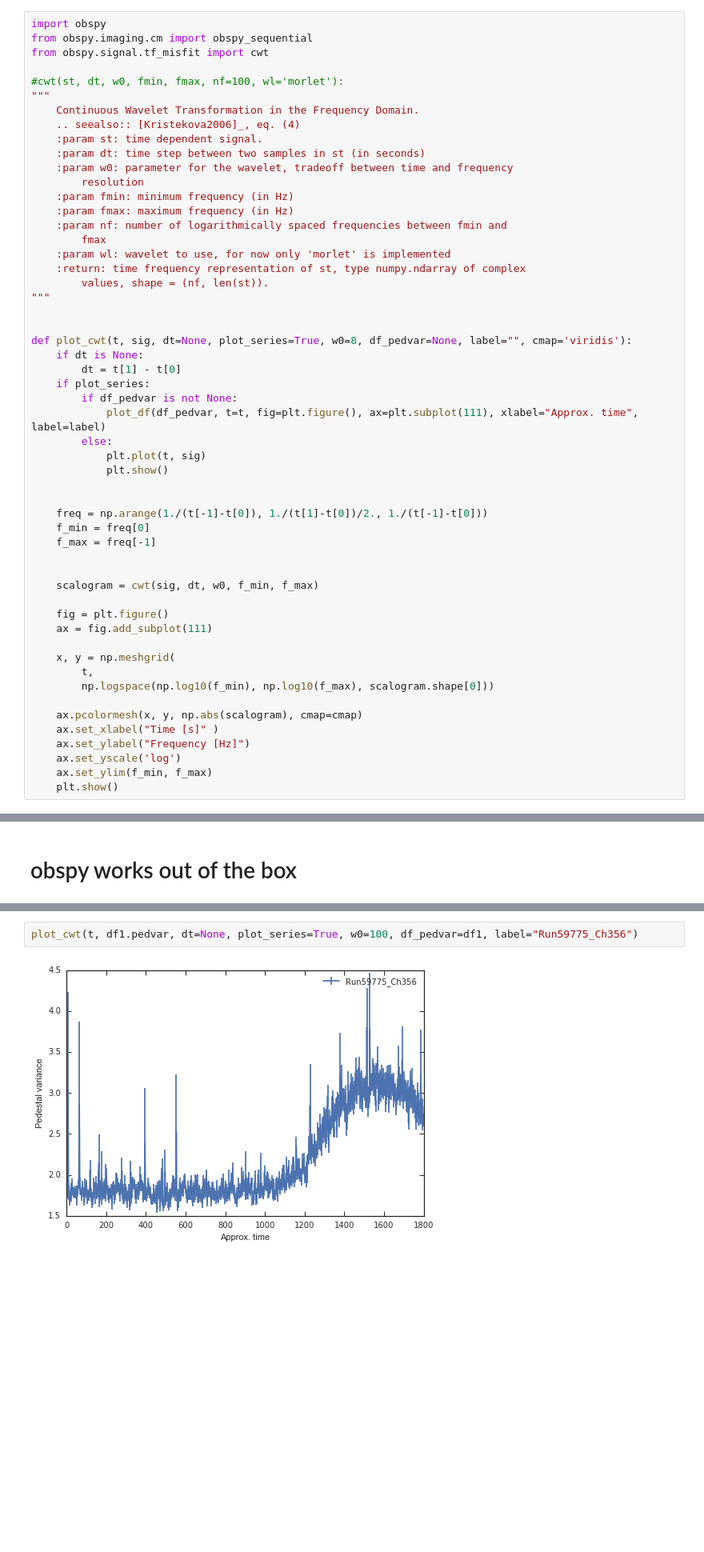
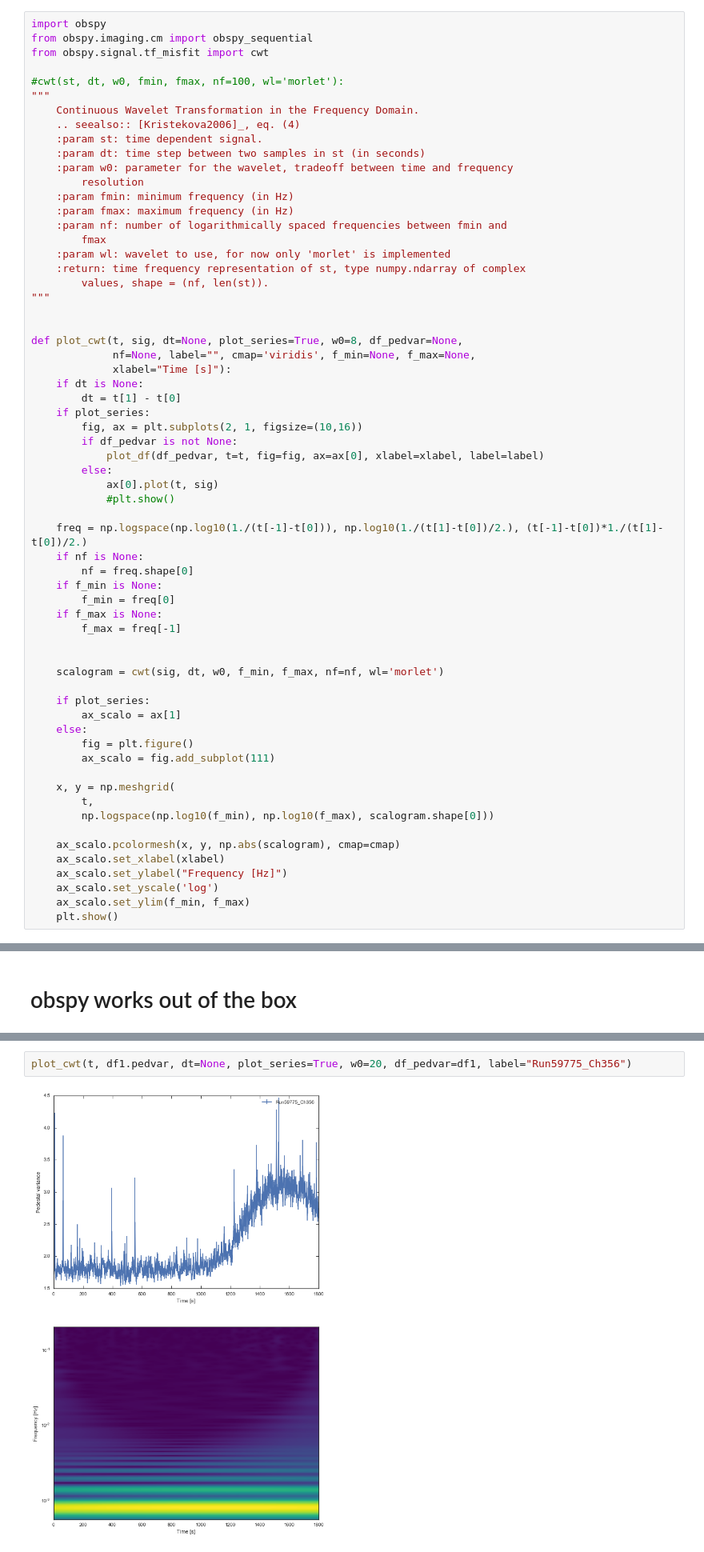
Before and after one commit to qi-feng/TimeSeries, a Jupyter notebook: pedvar/pedvar.ipynb, the cells around one changed output, grey strips where cells are left out. Shown at 80% size. Saved outputs shown, nothing was run; the diff lists cells and outputs as text; blank space fills up the shorter version.

```diff
--- a/pedvar/pedvar.ipynb
+++ b/pedvar/pedvar.ipynb
@@ -87,36 +87,45 @@ from obspy.signal.tf_misfit import cwt
 """
 
 
-def plot_cwt(t, sig, dt=None, plot_series=True, w0=8, df_pedvar=None, label="", cmap='viridis'):
+def plot_cwt(t, sig, dt=None, plot_series=True, w0=8, df_pedvar=None,
+             nf=None, label="", cmap='viridis', f_min=None, f_max=None,
+             xlabel="Time [s]"):
     if dt is None:
         dt = t[1] - t[0]
     if plot_series:
+        fig, ax = plt.subplots(2, 1, figsize=(10,16))
         if df_pedvar is not None:
-            plot_df(df_pedvar, t=t, fig=plt.figure(), ax=plt.subplot(111), xlabel="Approx. time", label=label)
+            plot_df(df_pedvar, t=t, fig=fig, ax=ax[0], xlabel=xlabel, label=label)
         else:
-            plt.plot(t, sig)
-            plt.show()
+            ax[0].plot(t, sig)
+            #plt.show()
+
+    freq = np.logspace(np.log10(1./(t[-1]-t[0])), np.log10(1./(t[1]-t[0])/2.), (t[-1]-t[0])*1./(t[1]-t[0])/2.)
+    if nf is None:
+        nf = freq.shape[0]
+    if f_min is None:
+        f_min = freq[0]
+    if f_max is None:
+        f_max = freq[-1]
 
 
-    freq = np.arange(1./(t[-1]-t[0]), 1./(t[1]-t[0])/2., 1./(t[-1]-t[0]))
-    f_min = freq[0]
-    f_max = freq[-1]
+    scalogram = cwt(sig, dt, w0, f_min, f_max, nf=nf, wl='morlet')
 
-
-    scalogram = cwt(sig, dt, w0, f_min, f_max)
-
-    fig = plt.figure()
-    ax = fig.add_subplot(111)
+    if plot_series:
+        ax_scalo = ax[1]
+    else:
+        fig = plt.figure()
+        ax_scalo = fig.add_subplot(111)
 
     x, y = np.meshgrid(
         t,
         np.logspace(np.log10(f_min), np.log10(f_max), scalogram.shape[0]))
 
-    ax.pcolormesh(x, y, np.abs(scalogram), cmap=cmap)
-    ax.set_xlabel("Time [s]" )
-    ax.set_ylabel("Frequency [Hz]")
-    ax.set_yscale('log')
-    ax.set_ylim(f_min, f_max)
+    ax_scalo.pcolormesh(x, y, np.abs(scalogram), cmap=cmap)
+    ax_scalo.set_xlabel(xlabel)
+    ax_scalo.set_ylabel("Frequency [Hz]")
+    ax_scalo.set_yscale('log')
+    ax_scalo.set_ylim(f_min, f_max)
     plt.show()
 # %% [markdown]
 # Scipy cwt with ricker wavelet, doesn't quite work out of the box
@@ -194,4 +227,4 @@ plot_cwt(t, df1.pedvar, dt=None, plot_series=True, w0=3, df_pedvar=df1, label="R
 # %%
-plot_cwt(t, df1.pedvar, dt=None, plot_series=True, w0=100, df_pedvar=df1, label="Run59775_Ch356")
+plot_cwt(t, df1.pedvar, dt=None, plot_series=True, w0=20, df_pedvar=df1, label="Run59775_Ch356")
 # %% [output]
-[figure, old version]
+[figure, new version]
```
Also changed, not shown: parts of 18 cells of this notebook.
